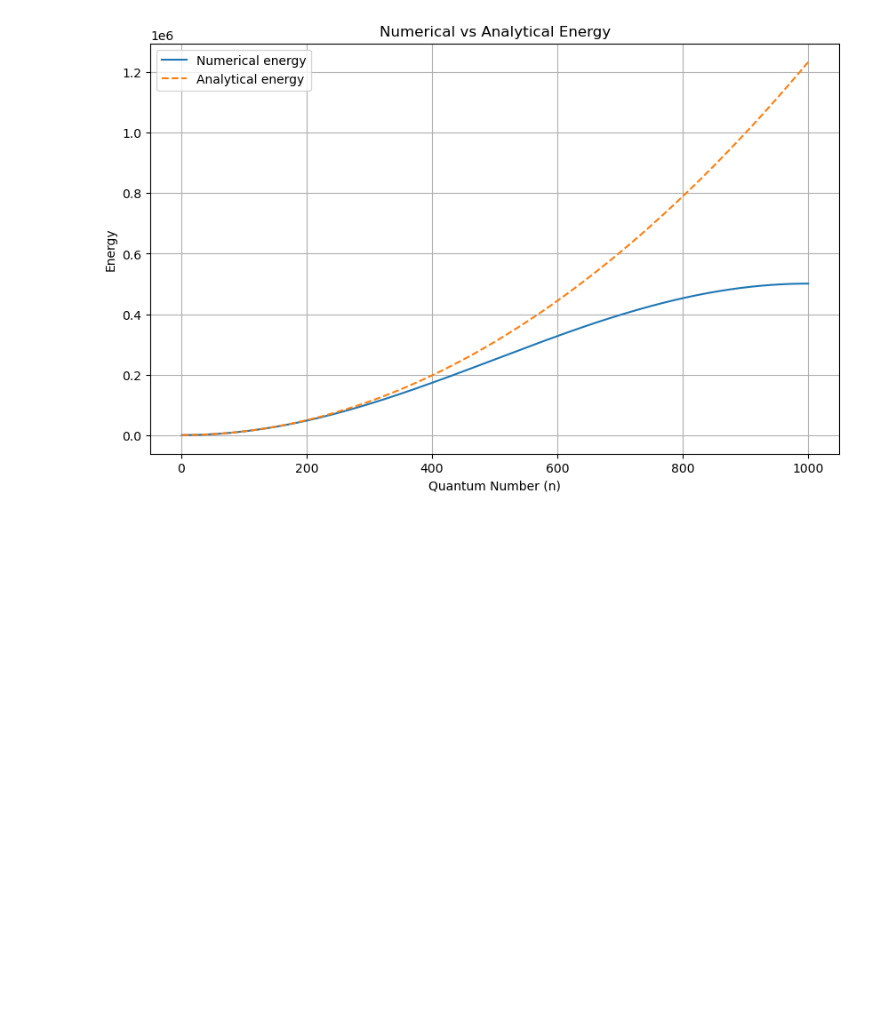
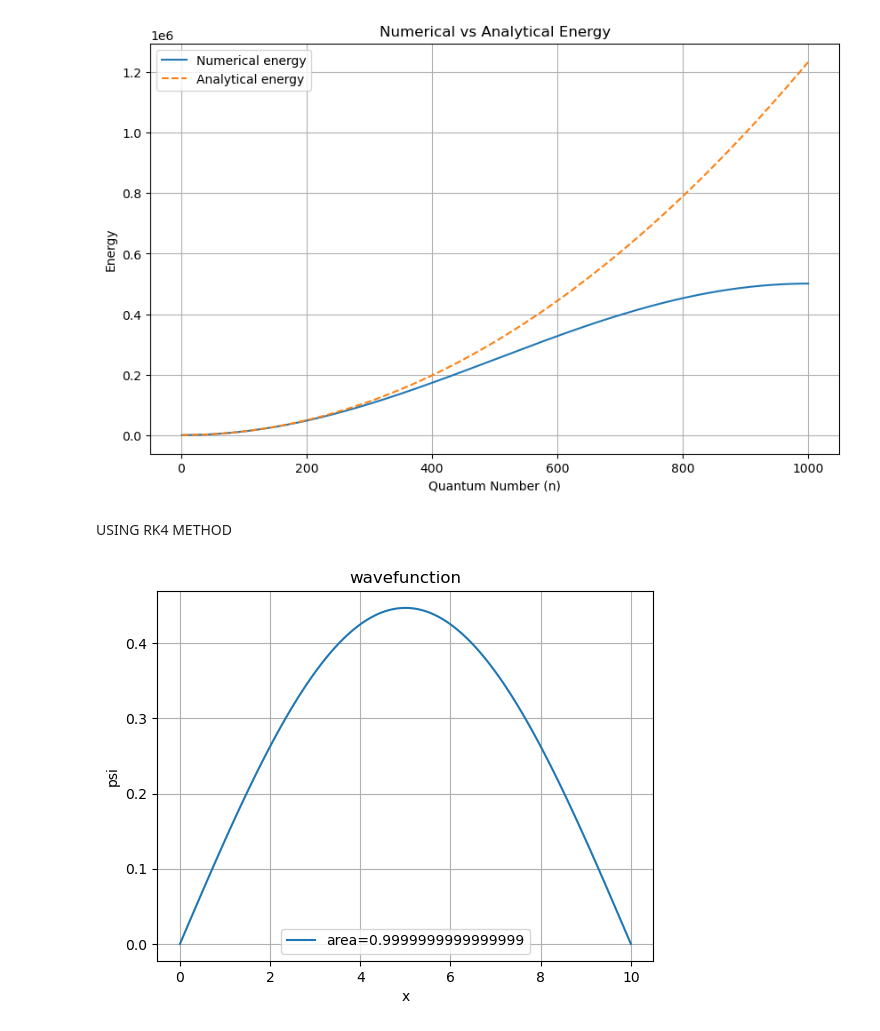
Before and after one commit to NikuDhankhar/Quantum, a Jupyter notebook: particle_in_a_box1.ipynb, the cells around one changed output. Drawn from its saved outputs; the diff is of its cells as text; code cells hidden in the pictures; blank space fills up the shorter version.

Commit message:
solution using rk4

```diff
--- a/particle_in_a_box1.ipynb
+++ b/particle_in_a_box1.ipynb
@@ -96,3 +96,5 @@ plt.grid(True)
 plt.show()
 # %% [output]
 [figure]
+# %% [markdown]
+USING RK4 METHOD
@@ -98,0 +103,32 @@ plt.show()
+# %%
+h_bar = 1973
+m = 1
+L = 10
+n = 1
+E = (n**2 * np.pi**2 * h_bar**2)/(2*m*L**2)
+# %%
+def function(S,x):
+    psi, z = S
+    d_psi = z
+    d_z = -(2*m*E/h_bar**2)*psi
+    return np.array([d_psi, d_z])
+# %%
+S0 = [0,1]
+x = np.linspace(0,10.,100)
+dx = x[1]-x[0]
+sol = RK4(function, S0, x)
+psi = sol[:,0]
+sum = np.sum(np.abs(psi)**2)*dx
+psi_norm = psi/np.sqrt(sum)
+probability_density = np.abs(psi_norm)**2
+area = np.trapezoid(probability_density,dx=dx)
+# %%
+plt.plot(x, psi_norm, label = f'area={area}')
+plt.xlabel('x')
+plt.ylabel("psi")
+plt.title("wavefunction")
+plt.legend()
+plt.grid()
+plt.show()
+# %% [output]
+[figure, added]
```
Also changed, not shown: parts of 1 cell of this notebook.
